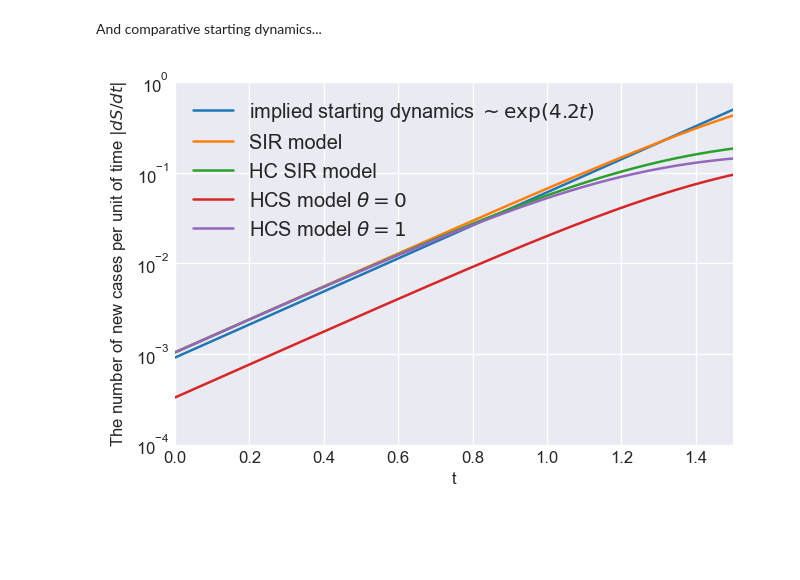
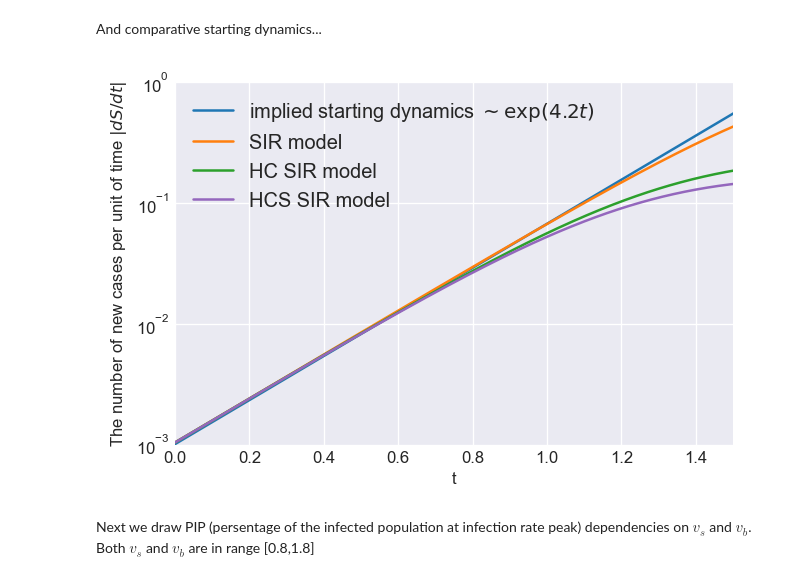
Before and after one commit to ivvaan/A-disease-spread-inhomogeneous-models, a Jupyter notebook: city_level_spread_dymamic/2_heterogeneity_in_spreading_the_disease.ipynb, the cells around one changed output. Cells and saved outputs as stored; diff of their text form; code cells hidden in the pictures; blank space fills up the shorter version.

Commit message:
initial dynamics,PIP

```diff
--- a/city_level_spread_dymamic/2_heterogeneity_in_spreading_the_disease.ipynb
+++ b/city_level_spread_dymamic/2_heterogeneity_in_spreading_the_disease.ipynb
@@ -299,7 +299,7 @@ $$\begin{align}
 
 $$I(0)=I_0,\:S(0)=1-I_0,\:\mu_s(0)=\mu_b(0)=C(0)=0 \\ v_s(0)=v_{s0},\: v_b(0)=v_{b0},\: \alpha=\frac{r_0(0)}{a_s(0)M(0)} \\ A_0=M_s(0)\left(1 + \theta\left(v_s (0) + \frac {v_s ^ 2 (0)} {2}\right)\right)  I_0$$
 # %%
-def HCS_SIR(r0_0,I0,vs0,vb0,θ):
+def HCS_SIR(r0_0,I0,vs0,vb0):
     '''
     Heterogeneous in Catching and Spreading
     SIR model
@@ -327,7 +327,7 @@ def HCS_SIR(r0_0,I0,vs0,vb0,θ):
         dvb = dmub*Cpvb
         return [dS, dI,dA, dmus,dmub,dC,dvs,dvb]
 
-    A0=((1.0-θ)*M(0,vs0)+θ*a_s0)*I0
+    A0=a_s0*I0
     y0=[1.0-I0,I0,A0,0.0,0.0,0.0,vs0,vb0]
 
     sol = odeint(ODE,y0, m_t).T
@@ -341,5 +341,5 @@ Let's see the result and explore how $\theta$ change the solution starting from
 # %%
-S,I,R,dS,r0norm= HCS_SIR(r0_0,I0,vs0,vb0,1.0)
+S,I,R,dS,r0norm= HCS_SIR(r0_0,I0,vs0,vb0)
 
 fig, ax = plt.subplots(dpi=120)
 plt.plot(m_t, S, color='C0', label=f'$S$')
@@ -362,7 +362,7 @@ plt.title(f'HCS SIR dynamic $v=${v0}, $r_0(0)=${r0_0}')
 
 plt.show()
 
-HCS_dynamics1=SIR_solution(S,I,R,dS)
+HCS_dynamics=SIR_solution(S,I,R,dS)
 
 print(f'R+I at max |dS/dt| is {(R+I)[np.argmax(dS)]}.')
 # %% [output]
@@ -375,27 +372,0 @@ And now for $\theta=0$
-# %%
-S,I,R,dS,r0norm= HCS_SIR(r0_0,I0,vs0,vb0,0.0)
-
-fig, ax = plt.subplots(dpi=120)
-plt.plot(m_t, S, color='C0', label=f'$S$')
-plt.plot(m_t, I,color='C1', label=f'$I$')
-plt.plot(m_t, R,color='C3', label=f'$R$')
-plt.plot(m_t, r0norm,color='C4', label=f'$r_0(t)/r_0(0)$')
-ax.set_ylim([-0.05,1.05])
-ax.yaxis.set_major_locator(ticker.MultipleLocator(0.1))
-ax.set_ylabel(f'$SIR$ values, $r_0(t)/r_0(0)$')
-plt.legend(loc='center left')
-plt.xlabel(f'$t$')
-ax2 = ax.twinx()
-plt.plot(m_t, dS, color='C2', label=f'$|dS/dt|$')
-ax2.set_ylim([-0.01,0.26])
-ax2.yaxis.set_major_locator(ticker.MultipleLocator(0.025))
-ax2.grid(False)
-ax2.set_ylabel(f'The number of new cases per unit of time $|dS/dt|$')
-plt.legend(loc='upper right')
-plt.title(f'HCS SIR dynamic $v=${v0}, $r_0^*=${r0_0}')
-
-plt.show()
-
-HCS_dynamics0=SIR_solution(S,I,R,dS)
-
-print(f'R+I at max |dS/dt| is {(R+I)[np.argmax(dS)]}.')
@@ -424,17 +424,18 @@ SIR_dynamics=SIR_solution(S,I,1.0-S-I,-SIR(SIR_sol,m_t,r0_0)[0])
 And comparative starting dynamics...
 # %%
 fig, ax = plt.subplots(dpi=120)
-plt.plot(m_t,np.exp(4.2*m_t-7), color='C0', label=f'implied starting dynamics $\sim \exp(4.2t)$')
+plt.plot(m_t,np.exp(4.2*m_t-6.9), color='C0', label=f'implied starting dynamics $\sim \exp(4.2t)$')
 plt.plot(m_t,SIR_dynamics.dS, color='C1', label=f'SIR model')
 plt.plot(m_t,HC_dynamics.dS, color='C2', label=f'HC SIR model')
-plt.plot(m_t,HCS_dynamics0.dS, color='C3', label=f'HCS model $θ=0$')
-plt.plot(m_t,HCS_dynamics1.dS, color='C4', label=f'HCS model $θ=1$')
+plt.plot(m_t,HCS_dynamics.dS, color='C4', label=f'HCS SIR model')
 ax.set_ylabel(f'The number of new cases per unit of time $|dS/dt|$')
-ax.set_ylim([0.0001,1])
+ax.set_ylim([0.001,1])
 ax.set_xlim([0.0,1.5])
 plt.yscale('log')
 plt.legend(loc='upper left')
 plt.xlabel(f't')
 plt.show()
 # %% [output]
-[figure, old version]
+[figure, new version]
+# %% [markdown]
+Next we draw PIP (persentage of the infected population at infection rate peak) dependencies on $v_s$ and $v_b$. Both $v_s$ and $v_b$ are in range [0.8,1.8]
```
Also changed, not shown: parts of 14 cells of this notebook, 1 other file.
